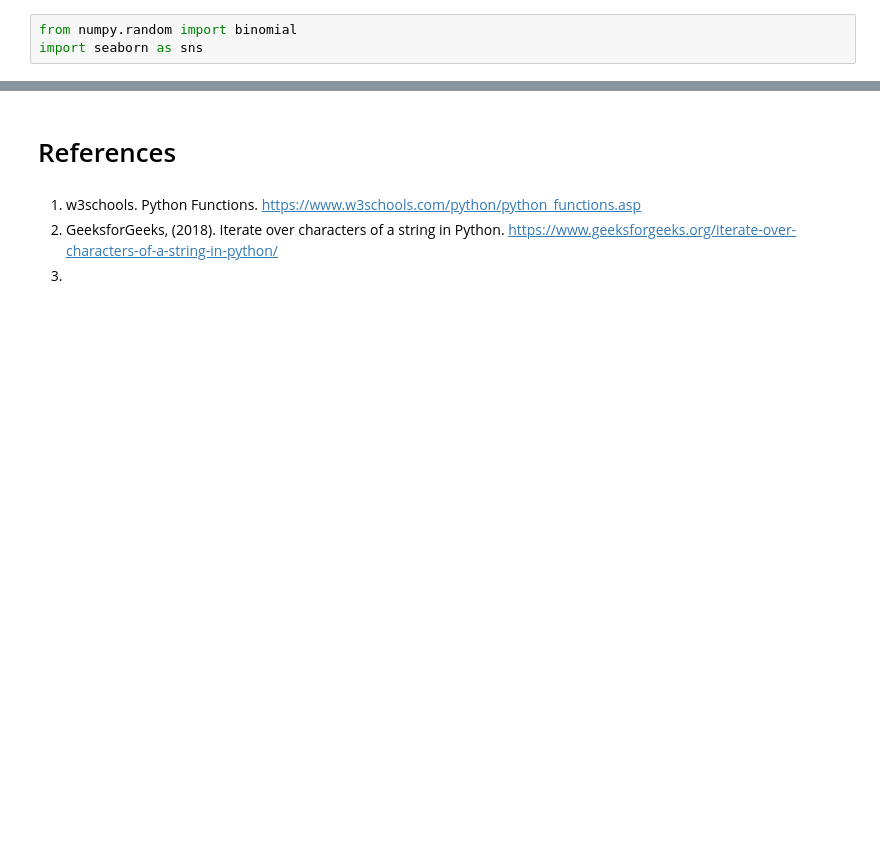
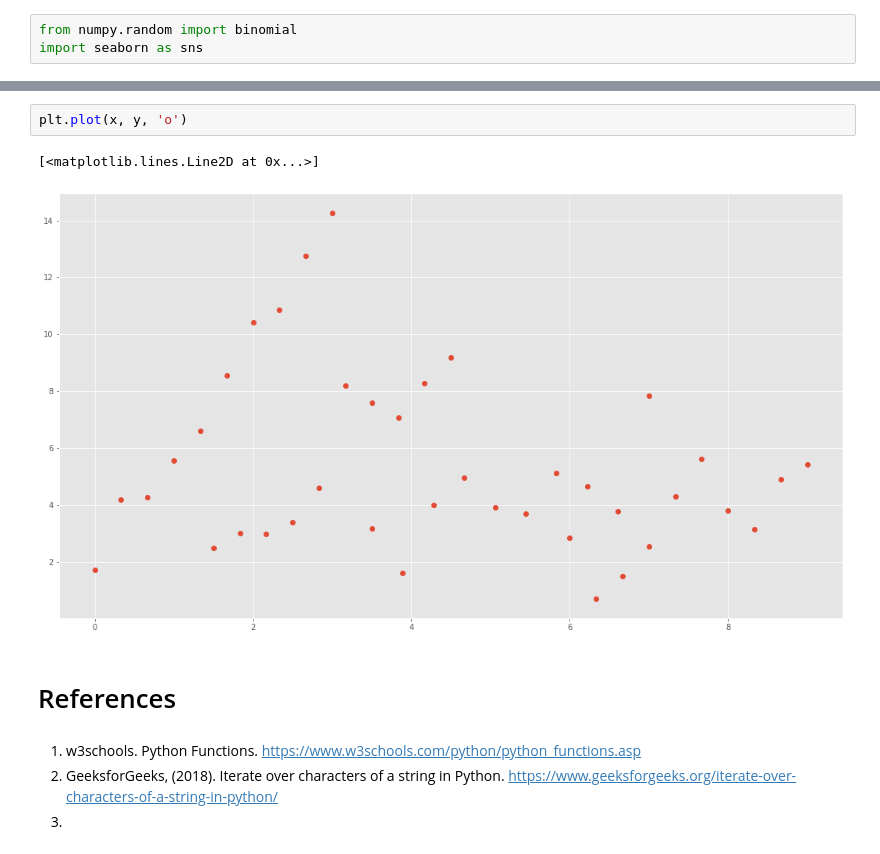
Before and after one commit to cian-gmit-da2020/DA_Fun_Tasks, a Jupyter notebook: Tasks.ipynb, the cells around one changed output, grey strips where cells are left out. Saved outputs shown, nothing was run; the diff lists cells and outputs as text; blank space fills up the shorter version.

```diff
--- a/Tasks.ipynb
+++ b/Tasks.ipynb
@@ -253,3 +315,8 @@ sns.distplot(s, bins=len(range(s.min(),s.max())))
+# %%
+plt.plot(x, y, 'o')
+# %% [output]
+[<matplotlib.lines.Line2D at 0x...>]
+[figure, added]
 # %% [markdown]
 # References
 # %% [markdown]
```
Also changed, not shown: parts of 13 cells of this notebook, 1 other file.
